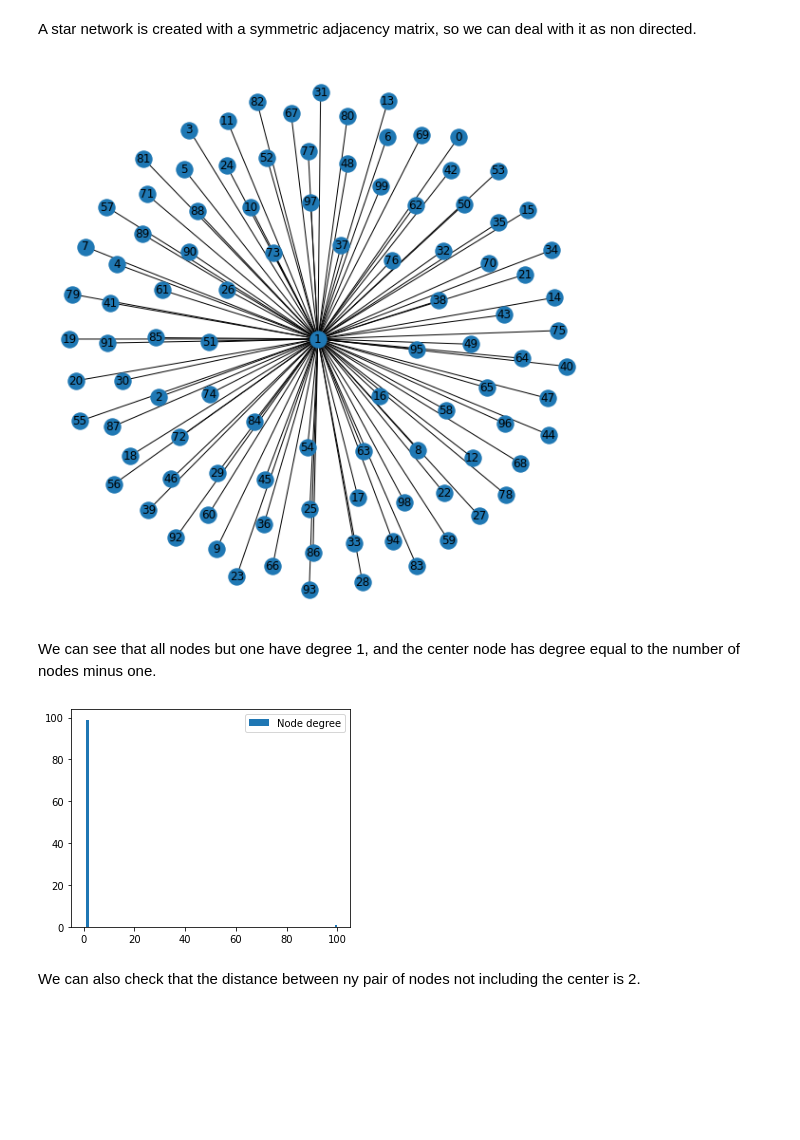
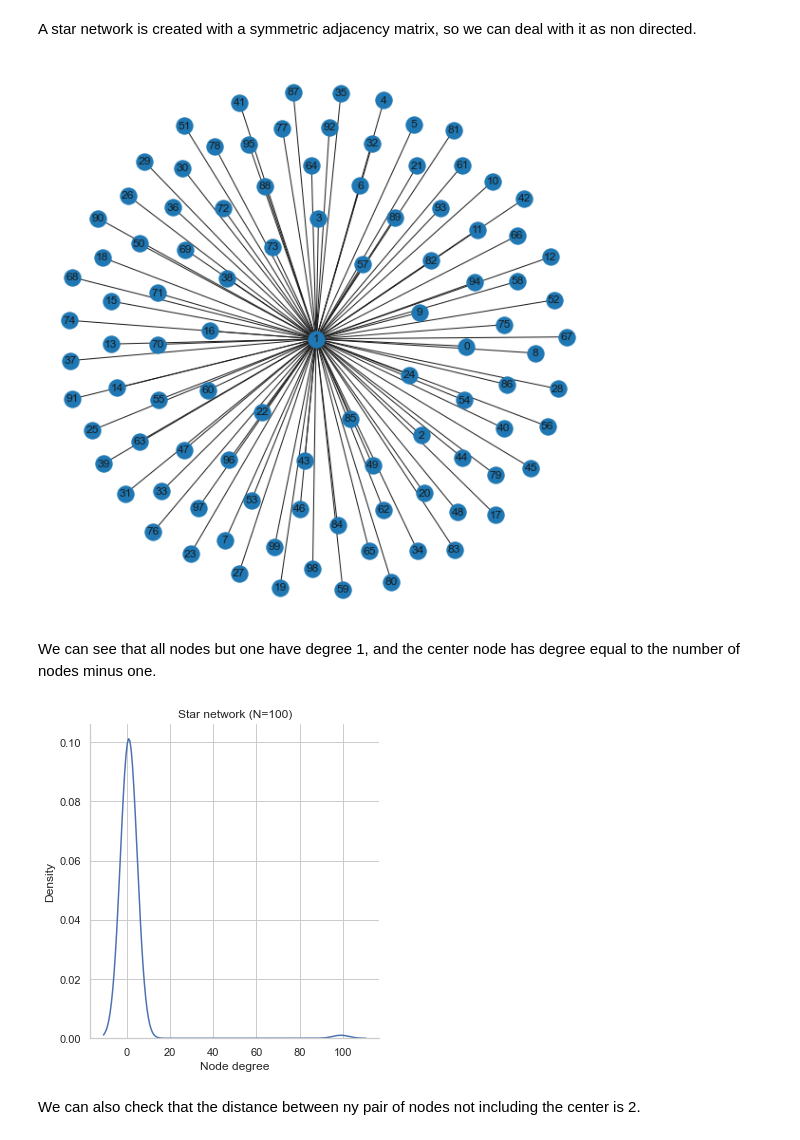
Before and after one commit to jadianes/pycomplexnet, a Jupyter notebook: notebooks/generators.ipynb, the cells around one changed output. Saved outputs shown, nothing was run; the diff lists cells and outputs as text; code cells hidden in the pictures; blank space fills up the shorter version.

```diff
--- a/notebooks/generators.ipynb
+++ b/notebooks/generators.ipynb
@@ -5,6 +5,8 @@ from pycomplexnet import generators, network
 import itertools
 import numpy as np
 import matplotlib.pyplot as plt
+import seaborn as sns
+sns.set_style('whitegrid')
 import networkx as nx
 # %% [markdown]
 ## Random graphs
@@ -73,16 +77,16 @@ G = nx.from_scipy_sparse_matrix(star_net.adjacency_matrix)
 nx.draw(G, with_labels=True)
 plt.show()
 # %% [output]
-[figure, old version]
+[figure, new version]
 # %% [markdown]
 We can see that all nodes but one have degree 1, and the center node has degree equal to the number of nodes minus one.
 # %%
 plt.rcParams['figure.figsize'] = (5,4)
 
-plt.hist(star_net.get_in_degrees().tolist()[0], bins=range(0,N_NODES+1), label='Node degree')
-plt.legend();
+g = sns.displot(star_net.get_in_degrees().tolist()[0], kind='kde')
+g.set(xlabel='Node degree',title='Star network (N=100)');
 # %% [output]
-[figure, old version]
+[figure, new version]
 # %% [markdown]
 We can also check that the distance between ny pair of nodes not including the center is 2.
 # %%
```
Also changed, not shown: parts of 12 cells of this notebook, 5 other files.
